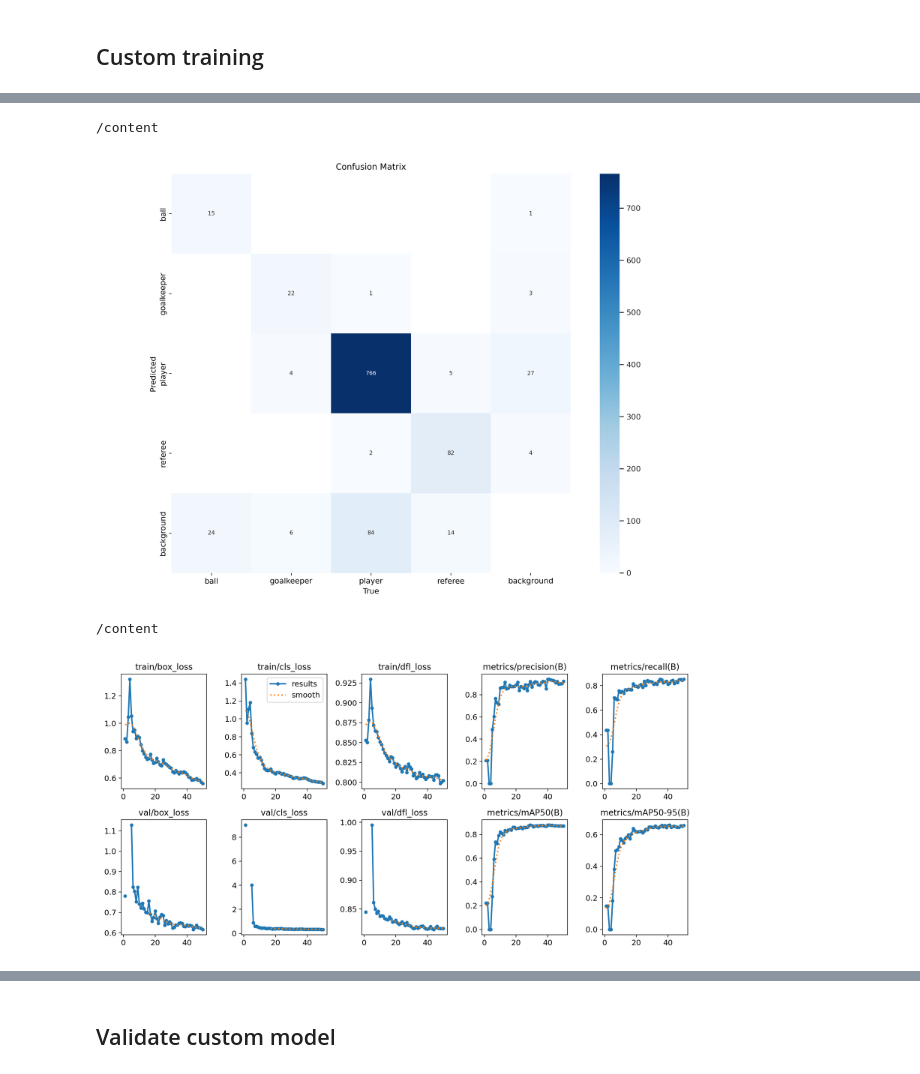
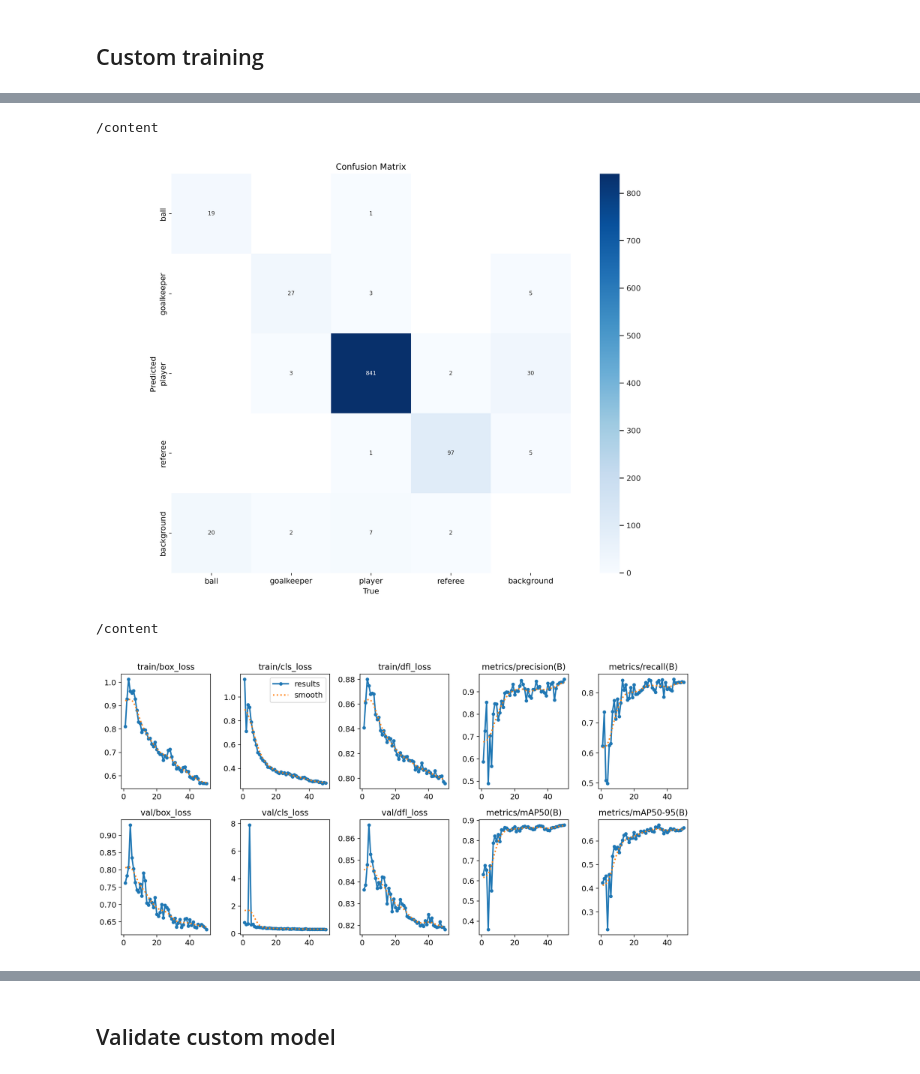
Before and after one commit to msapy/chancecons, a Jupyter notebook: examples/soccer/notebooks/train_player_detector.ipynb, the cells around one changed output, grey strips where cells are left out. Drawn from its saved outputs; the diff is of its cells as text; code cells hidden in the pictures.

```diff
--- a/examples/soccer/notebooks/train_player_detector.ipynb
+++ b/examples/soccer/notebooks/train_player_detector.ipynb
@@ -114,15 +133,15 @@ PR_curve.png                                        train_batch2.jpg
 # %%
 %cd {HOME}
-Image(filename=f'{HOME}/runs/detect/train/confusion_matrix.png', width=600)
+Image(filename=f'{HOME}/runs/detect/train3/confusion_matrix.png', width=600)
 # %% [output]
 /content
-[figure, old version]
+[figure, new version]
 # %%
 %cd {HOME}
-Image(filename=f'{HOME}/runs/detect/train/results.png', width=600)
+Image(filename=f'{HOME}/runs/detect/train3/results.png', width=600)
 # %% [output]
 /content
-[figure, old version]
+[figure, new version]
 # %%
 %cd {HOME}
 Image(filename=f'{HOME}/runs/detect/train/val_batch0_pred.jpg', width=600)
```
Also changed, not shown: parts of 9 cells of this notebook.
